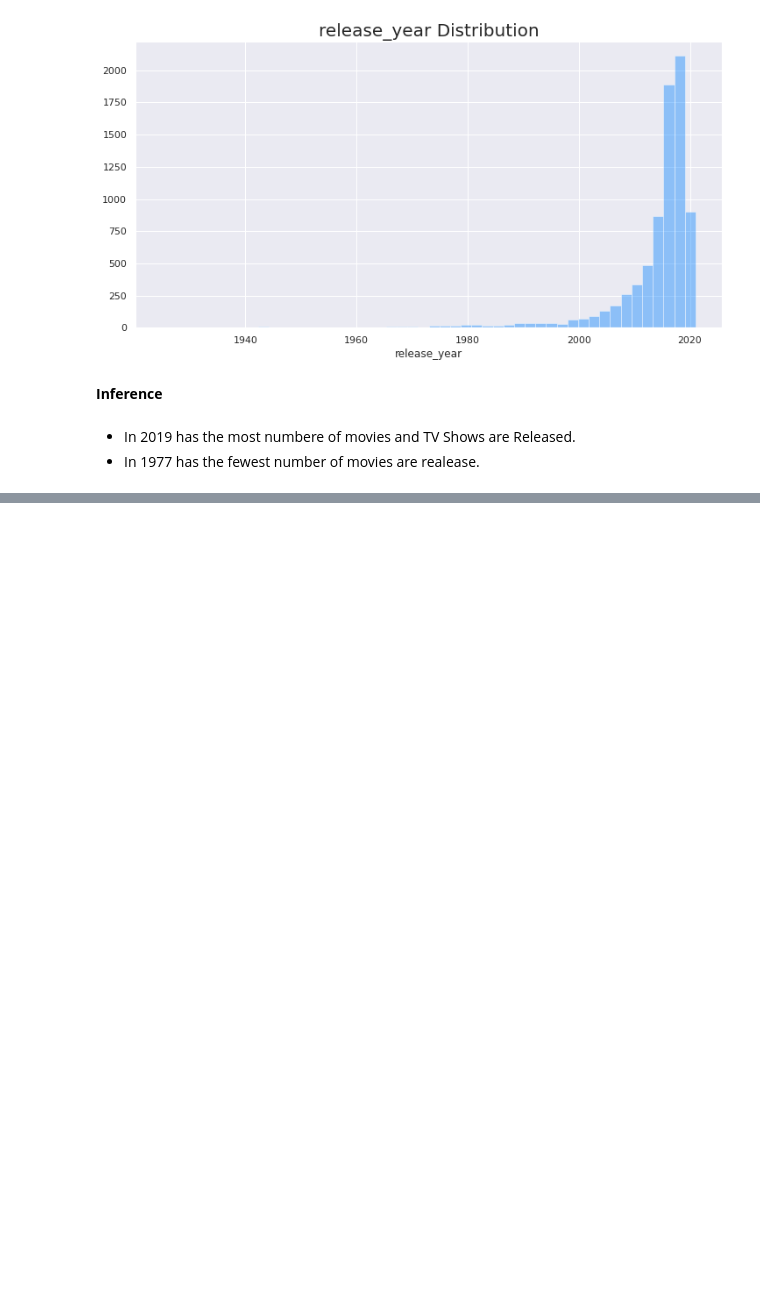
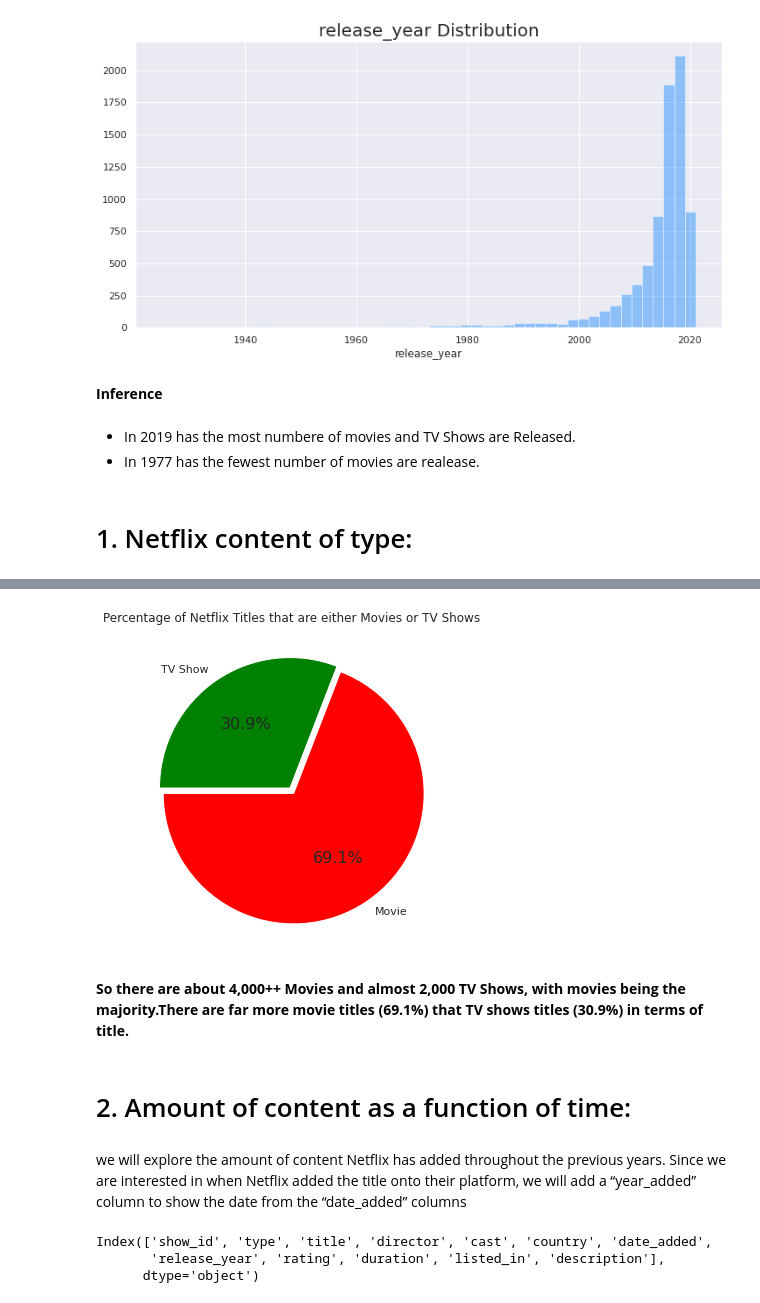
Before and after one commit to pinky-thakur/Netflix_Movies_and_TV_shows_Clustering_Capstone_project, a Jupyter notebook: Netflix_movies_and_TV_shows_clustering_project_final.ipynb, the cells around one changed output, grey strips where cells are left out. Cells and saved outputs as stored; diff of their text form; code cells hidden in the pictures; blank space fills up the shorter version.

```diff
--- a/Netflix_movies_and_TV_shows_clustering_project_final.ipynb
+++ b/Netflix_movies_and_TV_shows_clustering_project_final.ipynb
@@ -428,3 +428,11 @@ plt.show()
 
 *   In 2019 has the most numbere of movies and TV Shows are Released.
 *  In 1977 has the fewest number of movies  are realease.
+# %% [markdown]
+# 1. Netflix content of type:
+# %%
+plt.figure(figsize=(12,6))
+plt.title('Percentage of Netflix Titles that are either Movies or TV Shows')
+g = plt.pie(data.type.value_counts(),explode=(0.025,0.025), labels=data.type.value_counts().index, colors=['red','green'],autopct='%1.1f%%',startangle=180)
+plt.show()
+# %% [output]
@@ -430,0 +440,13 @@ plt.show()
+[figure, added]
+# %% [markdown]
+**So there are about 4,000++ Movies and almost 2,000 TV Shows, with movies being the majority.There are far more movie titles (69.1%) that TV shows titles (30.9%) in terms of title.**
+# %% [markdown]
+# 2. Amount of content as a function of time:
+# %% [markdown]
+we will explore the amount of content Netflix has added throughout the previous years. Since we are interested in when Netflix added the title onto their platform, we will add a “year_added” column to show the date from the “date_added” columns
+# %%
+data.columns
+# %% [output]
+Index(['show_id', 'type', 'title', 'director', 'cast', 'country', 'date_added',
+       'release_year', 'rating', 'duration', 'listed_in', 'description'],
+      dtype='object')
```
Also changed, not shown: parts of 23 cells of this notebook.
